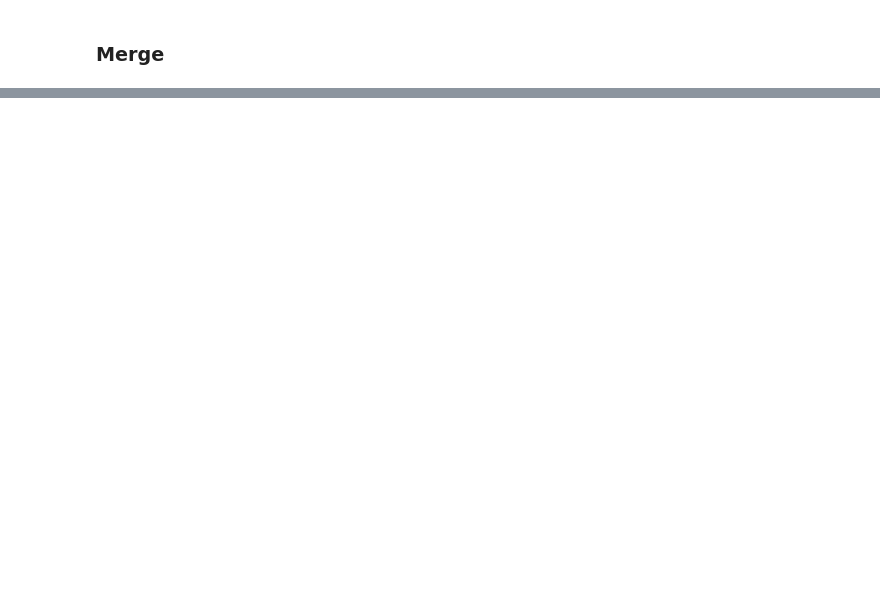
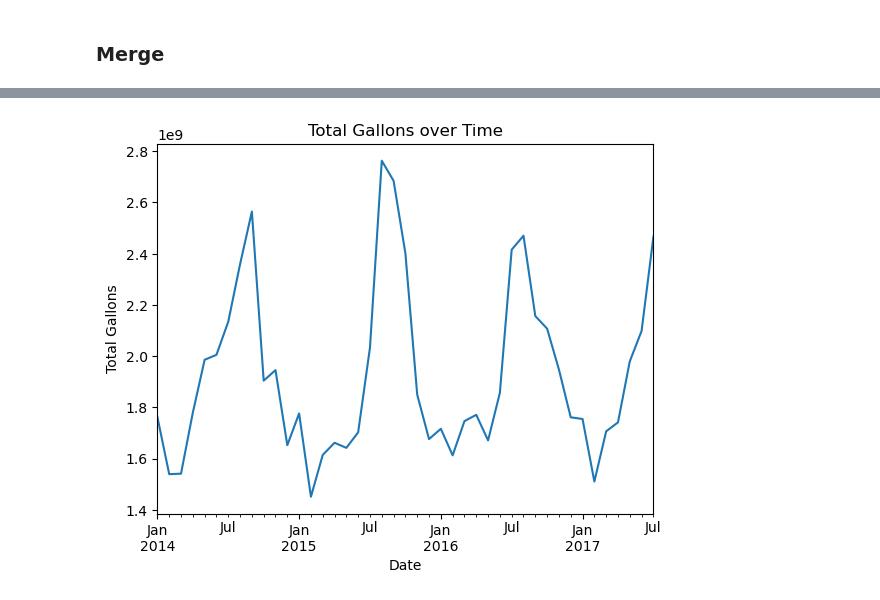
Before and after one commit to kadyepley/project-one, a Jupyter notebook: Austin_Weather_Water/austin_weather_water.ipynb, the cells around one changed output, grey strips where cells are left out. Saved outputs shown, nothing was run; the diff lists cells and outputs as text; code cells hidden in the pictures; blank space fills up the shorter version.

Commit message:
"Added plots"

```diff
--- a/Austin_Weather_Water/austin_weather_water.ipynb
+++ b/Austin_Weather_Water/austin_weather_water.ipynb
@@ -110,2 +129,11 @@ weather_monthly_total
 # %% [markdown]
 ### Merge
+# %%
+# Convert 'Date' columns to the same format
+customer_monthly_total['Year Month'] = pd.to_datetime(customer_monthly_total['Year Month'], format='%Y-%m-%d')
+weather_monthly_total['Date'] = pd.to_datetime(weather_monthly_total['Date'], format='%Y-%m-%d')
+
+# Merge based on matching date values
+merged_df = customer_monthly_total.merge(weather_monthly_total, left_on='Year Month', right_on='Date')
+merged_df = merged_df[['Date','Total Gallons','TempAvgF']]
+merged_df
@@ -111,0 +158,16 @@ weather_monthly_total
+# %%
+
+# Set 'Date' column as the index
+merged_df.set_index('Date', inplace=True)
+# Create the line plot
+merged_df['Total Gallons'].plot(kind='line')
+
+# Add labels and title
+plt.xlabel('Date')
+plt.ylabel('Total Gallons')
+plt.title('Total Gallons over Time')
+
+# Display the plot
+plt.show()
+# %% [output]
+[figure, added]
```
Also changed, not shown: parts of 14 cells of this notebook, 1 other file.
